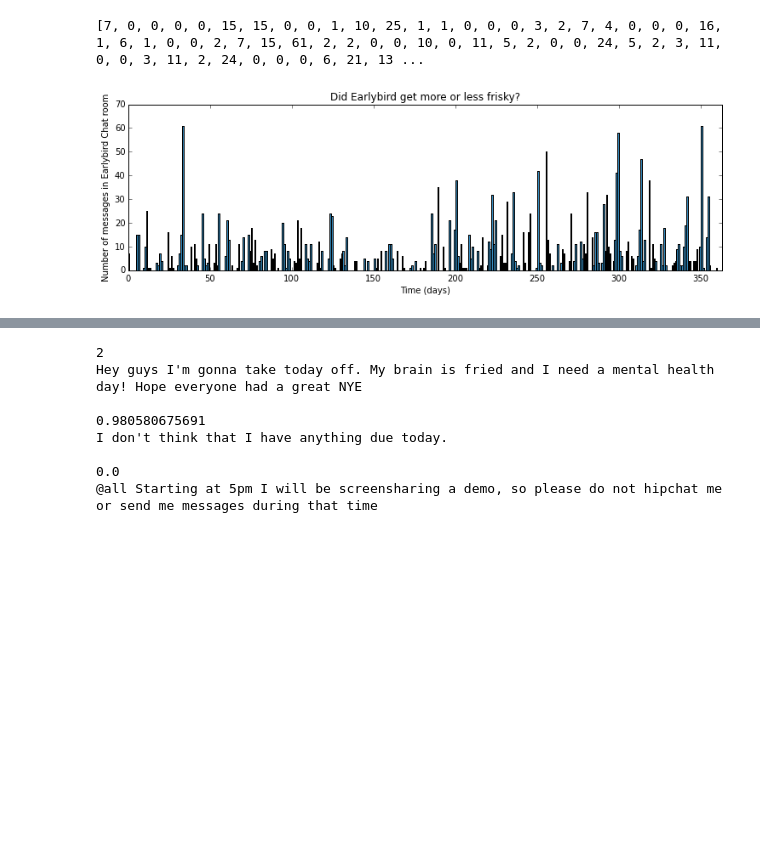
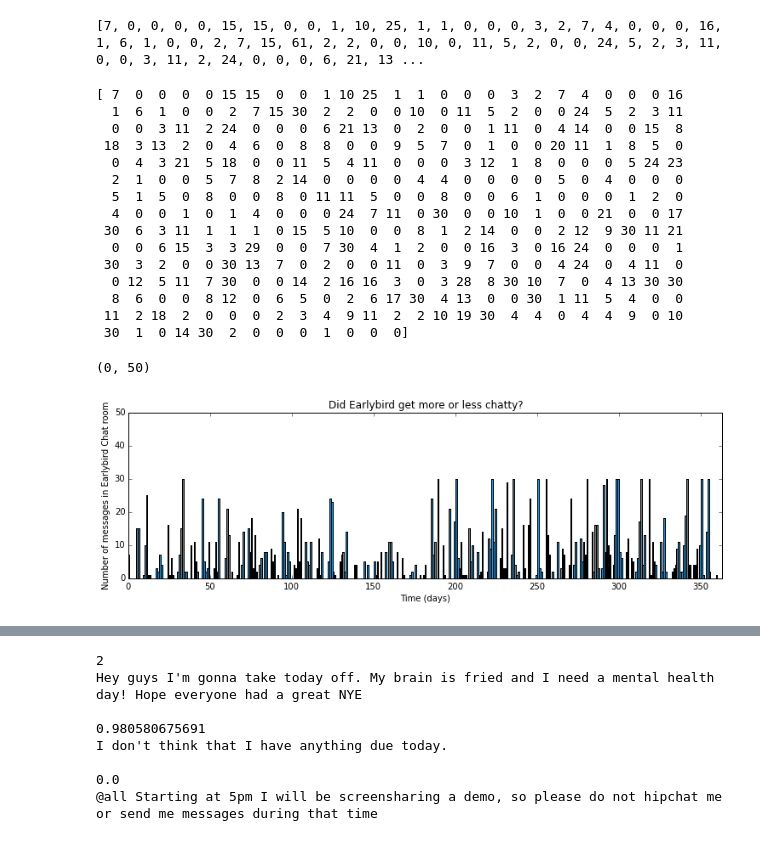
Before and after one commit to btothez/ipython-notebooks, a Jupyter notebook: Earlybird Chattiness.ipynb, the cells around one changed output, grey strips where cells are left out. Cells and saved outputs as stored; diff of their text form; code cells hidden in the pictures; blank space fills up the shorter version.

```diff
--- a/Earlybird Friskacity.ipynb
+++ b/Earlybird Chattiness.ipynb
@@ -71,13 +62,31 @@ print chat_count
 [7, 0, 0, 0, 0, 15, 15, 0, 0, 1, 10, 25, 1, 1, 0, 0, 0, 3, 2, 7, 4, 0, 0, 0, 16, 1, 6, 1, 0, 0, 2, 7, 15, 61, 2, 2, 0, 0, 10, 0, 11, 5, 2, 0, 0, 24, 5, 2, 3, 11, 0, 0, 3, 11, 2, 24, 0, 0, 0, 6, 21, 13 ...
 # %%
 figsize(12.5, 3.5)
-
+chat_count = [min(x, 30) for x in chat_count]
+print count_data
 count_data = np.array(chat_count)
 n_count_data = len(count_data)
 plt.bar(np.arange(n_count_data), count_data, color="#348ABD")
 plt.xlabel("Time (days)")
 plt.ylabel("Number of messages in Earlybird Chat room")
-plt.title("Did Earlybird get more or less frisky?")
+plt.title("Did Earlybird get more or less chatty?")
 plt.xlim(0, n_count_data);
+plt.ylim(0, 50)
 # %% [output]
+[ 7  0  0  0  0 15 15  0  0  1 10 25  1  1  0  0  0  3  2  7  4  0  0  0 16
+  1  6  1  0  0  2  7 15 30  2  2  0  0 10  0 11  5  2  0  0 24  5  2  3 11
+  0  0  3 11  2 24  0  0  0  6 21 13  0  2  0  0  1 11  0  4 14  0  0 15  8
+ 18  3 13  2  0  4  6  0  8  8  0  0  9  5  7  0  1  0  0 20 11  1  8  5  0
+  0  4  3 21  5 18  0  0 11  5  4 11  0  0  0  3 12  1  8  0  0  0  5 24 23
+  2  1  0  0  5  7  8  2 14  0  0  0  0  4  4  0  0  0  0  5  0  4  0  0  0
+  5  1  5  0  8  0  0  8  0 11 11  5  0  0  8  0  0  6  1  0  0  0  1  2  0
+  4  0  0  1  0  1  4  0  0  0 24  7 11  0 30  0  0 10  1  0  0 21  0  0 17
+ 30  6  3 11  1  1  1  0 15  5 10  0  0  8  1  2 14  0  0  2 12  9 30 11 21
+  0  0  6 15  3  3 29  0  0  7 30  4  1  2  0  0 16  3  0 16 24  0  0  0  1
+ 30  3  2  0  0 30 13  7  0  2  0  0 11  0  3  9  7  0  0  4 24  0  4 11  0
+  0 12  5 11  7 30  0  0 14  2 16 16  3  0  3 28  8 30 10  7  0  4 13 30 30
+  8  6  0  0  8 12  0  6  5  0  2  6 17 30  4 13  0  0 30  1 11  5  4  0  0
+ 11  2 18  2  0  0  0  2  3  4  9 11  2  2 10 19 30  4  4  0  4  4  9  0 10
+ 30  1  0 14 30  2  0  0  0  1  0  0  0]
+(0, 50)
-[figure, old version]
+[figure, new version]
```
Also changed, not shown: parts of 8 cells of this notebook, 6 other files.
